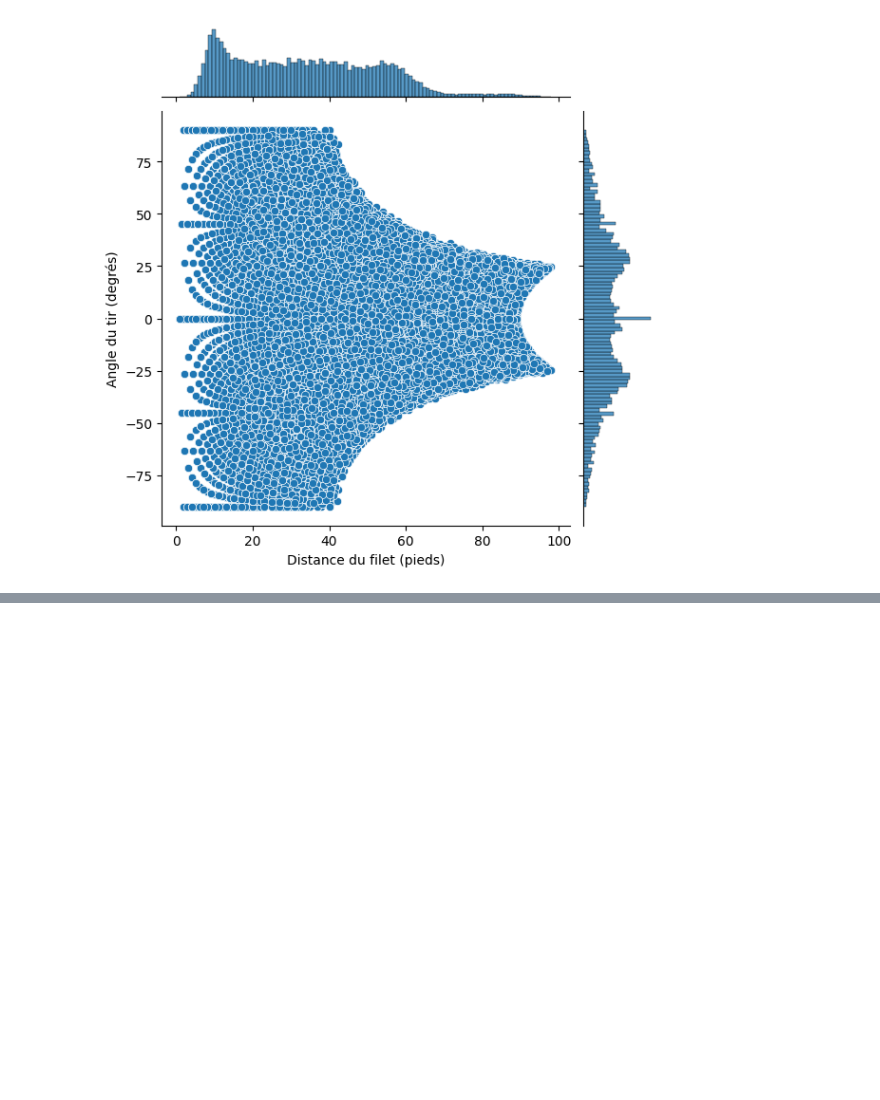
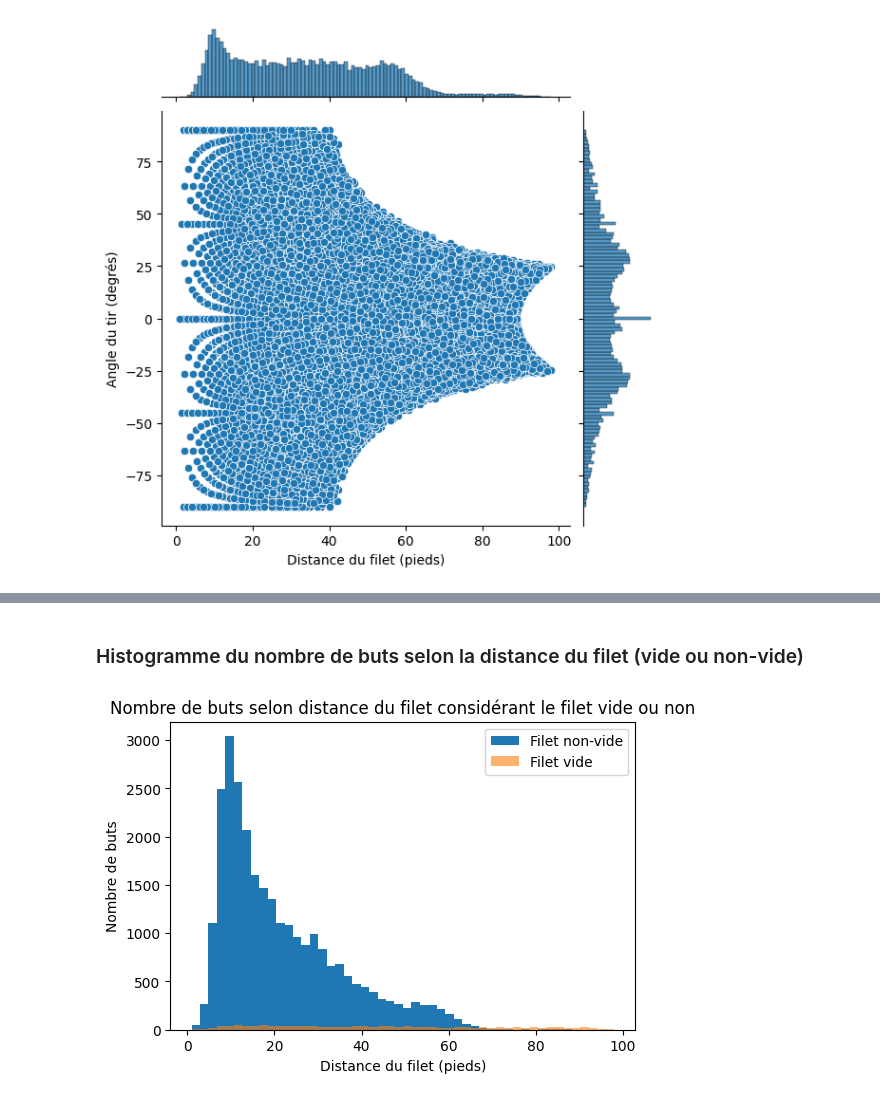
Before and after one commit to mathieupelo/ift6758-A08, a Jupyter notebook: notebooks/visualisation.ipynb, the cells around one changed output, grey strips where cells are left out. Cells and saved outputs as stored; diff of their text form; code cells hidden in the pictures; blank space fills up the shorter version.

Commit message:
Add plot empty vs non-empty net

```diff
--- a/notebooks/visualisation.ipynb
+++ b/notebooks/visualisation.ipynb
@@ -189,0 +132,6 @@ visualisation.goal_rate(data2, 'angle_goal', -90, 90, 5, True)
+# %% [markdown]
+### Histogramme du nombre de buts selon la distance du filet (vide ou non-vide)
+# %%
+visualisation.hist_goals_dist(data2, None, True)
+# %% [output]
+[figure, added]
```
Also changed, not shown: parts of 10 cells of this notebook, 1 other file.
